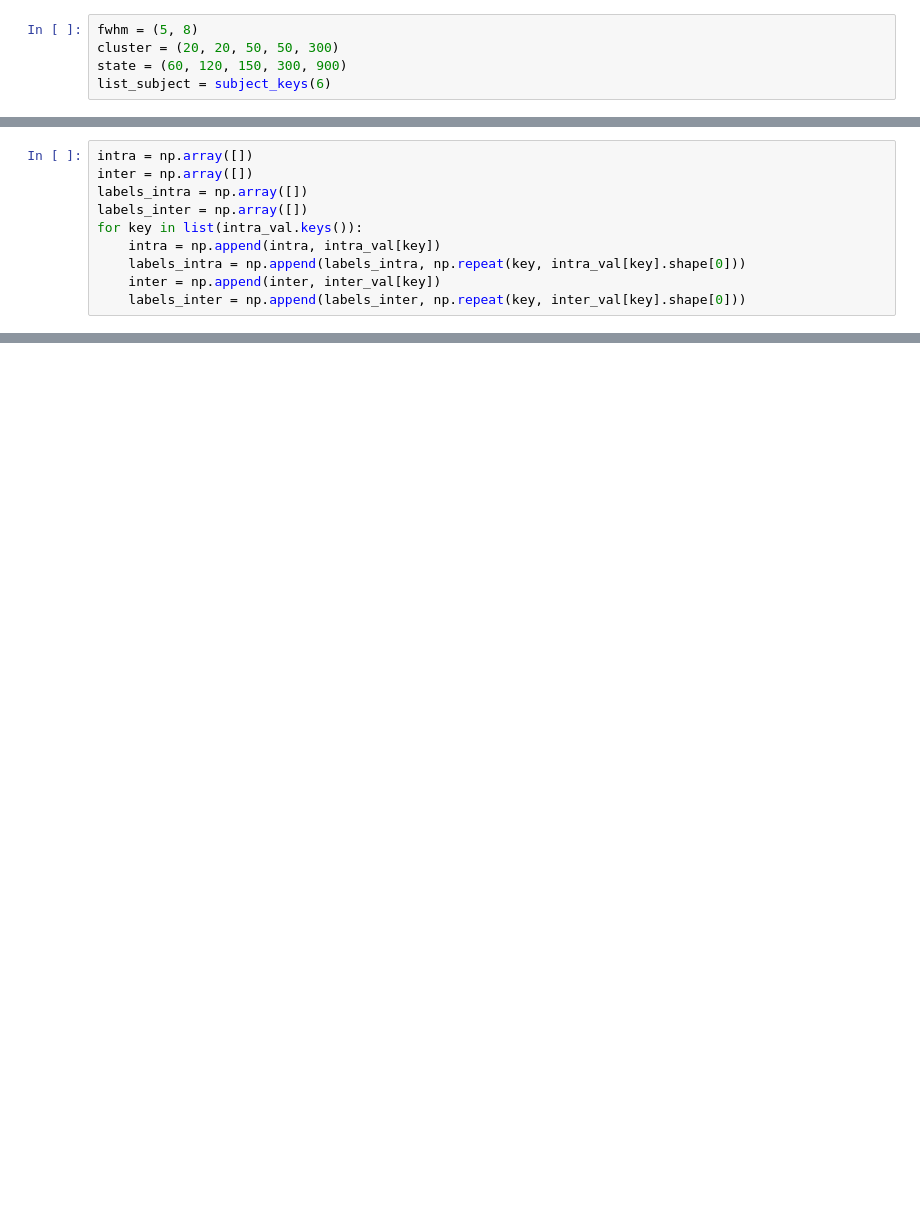
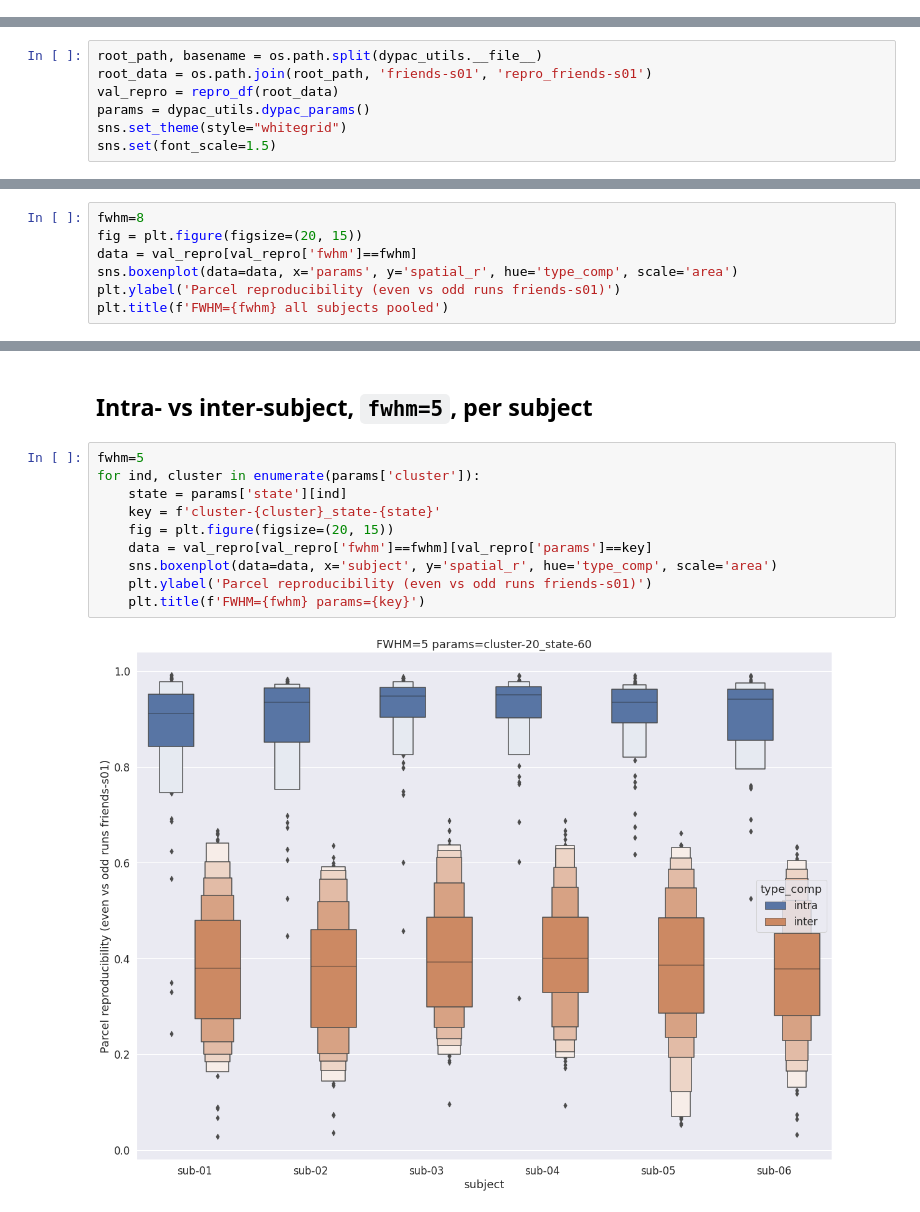
Before and after one commit to courtois-neuromod/cneuromod_embeddings, a Jupyter notebook: notebooks/fig_repro_friends-s01.ipynb, the cells around one changed output, grey strips where cells are left out. Cells and saved outputs as stored; diff of their text form; blank space fills up the shorter version.

Commit message:
Repro summary almost made modular and re-usable.

```diff
--- a/notebooks/fig_repro_friends-s01.ipynb
+++ b/notebooks/fig_repro_friends-s01.ipynb
@@ -11,5 +0,0 @@ root_data = '/data/cisl/pbellec/cneuromod_embeddings/xp_202012/repro_friends-s01
-# %%
-fwhm = (5, 8)
-cluster = (20, 20, 50, 50, 300)
-state = (60, 120, 150, 300, 900)
-list_subject = subject_keys(6)
@@ -154,10 +0,0 @@ list(intra_val.keys())
-# %%
-intra = np.array([])
-inter = np.array([])
-labels_intra = np.array([])
-labels_inter = np.array([])
-for key in list(intra_val.keys()):
-    intra = np.append(intra, intra_val[key])
-    labels_intra = np.append(labels_intra, np.repeat(key, intra_val[key].shape[0]))
-    inter = np.append(inter, inter_val[key])
-    labels_inter = np.append(labels_inter, np.repeat(key, inter_val[key].shape[0]))
@@ -272,0 +9,7 @@ visu_repro(R)
+# %%
+root_path, basename = os.path.split(dypac_utils.__file__)
+root_data = os.path.join(root_path, 'friends-s01', 'repro_friends-s01')
+val_repro = repro_df(root_data)
+params = dypac_utils.dypac_params()
+sns.set_theme(style="whitegrid")
+sns.set(font_scale=1.5)
@@ -272,0 +41,7 @@ visu_repro(R)
+# %%
+fwhm=8
+fig = plt.figure(figsize=(20, 15))
+data = val_repro[val_repro['fwhm']==fwhm]
+sns.boxenplot(data=data, x='params', y='spatial_r', hue='type_comp', scale='area')
+plt.ylabel('Parcel reproducibility (even vs odd runs friends-s01)')
+plt.title(f'FWHM={fwhm} all subjects pooled')
@@ -272,0 +51,14 @@ visu_repro(R)
+# %% [markdown]
+## Intra- vs inter-subject, `fwhm=5`, per subject
+# %%
+fwhm=5
+for ind, cluster in enumerate(params['cluster']):
+    state = params['state'][ind]
+    key = f'cluster-{cluster}_state-{state}'
+    fig = plt.figure(figsize=(20, 15))
+    data = val_repro[val_repro['fwhm']==fwhm][val_repro['params']==key]
+    sns.boxenplot(data=data, x='subject', y='spatial_r', hue='type_comp', scale='area')
+    plt.ylabel('Parcel reproducibility (even vs odd runs friends-s01)')
+    plt.title(f'FWHM={fwhm} params={key}')
+# %% [output]
+[figure, added]
```
Also changed, not shown: parts of 40 cells of this notebook, 4 other files.
